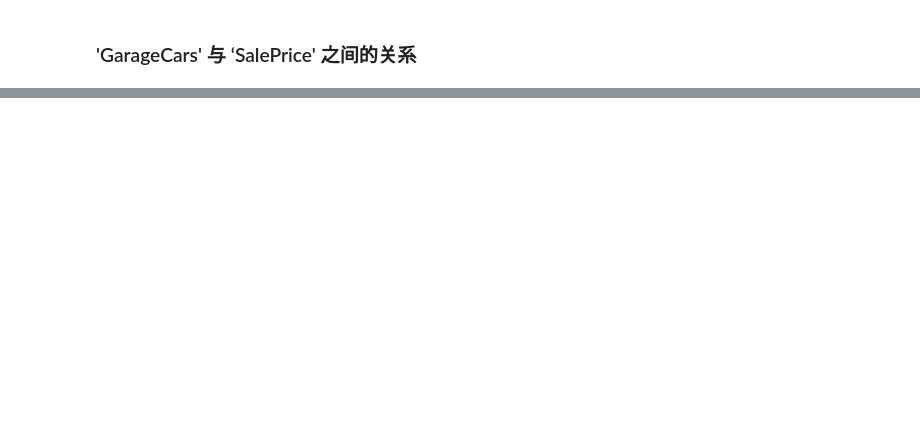
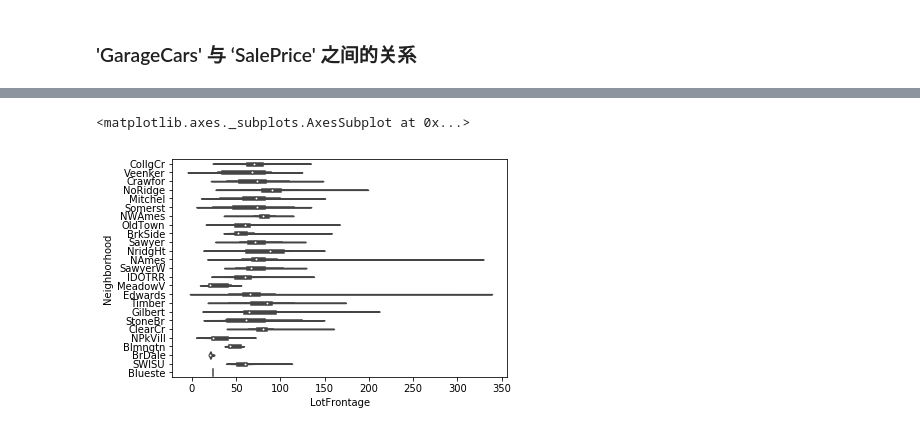
Before and after one commit to lizhicq/AI-course, a Jupyter notebook: 04 - 机器学习实战/W1 - LA House Price/Test.ipynb, the cells around one changed output, grey strips where cells are left out. Cells and saved outputs as stored; diff of their text form; code cells hidden in the pictures; blank space fills up the shorter version.

```diff
--- a/04 - 机器学习实战/W1 - LA House Price/Test.ipynb
+++ b/04 - 机器学习实战/W1 - LA House Price/Test.ipynb
@@ -284,0 +227,5 @@ train[['GarageArea', 'SalePrice']].groupby(['GarageArea']).mean().plot.bar()
+# %%
+sns.violinplot(train['LotFrontage'], train['Neighborhood'])
+# %% [output]
+<matplotlib.axes._subplots.AxesSubplot at 0x...>
+[figure, added]
```
Also changed, not shown: parts of 31 cells of this notebook, 1 other file.
